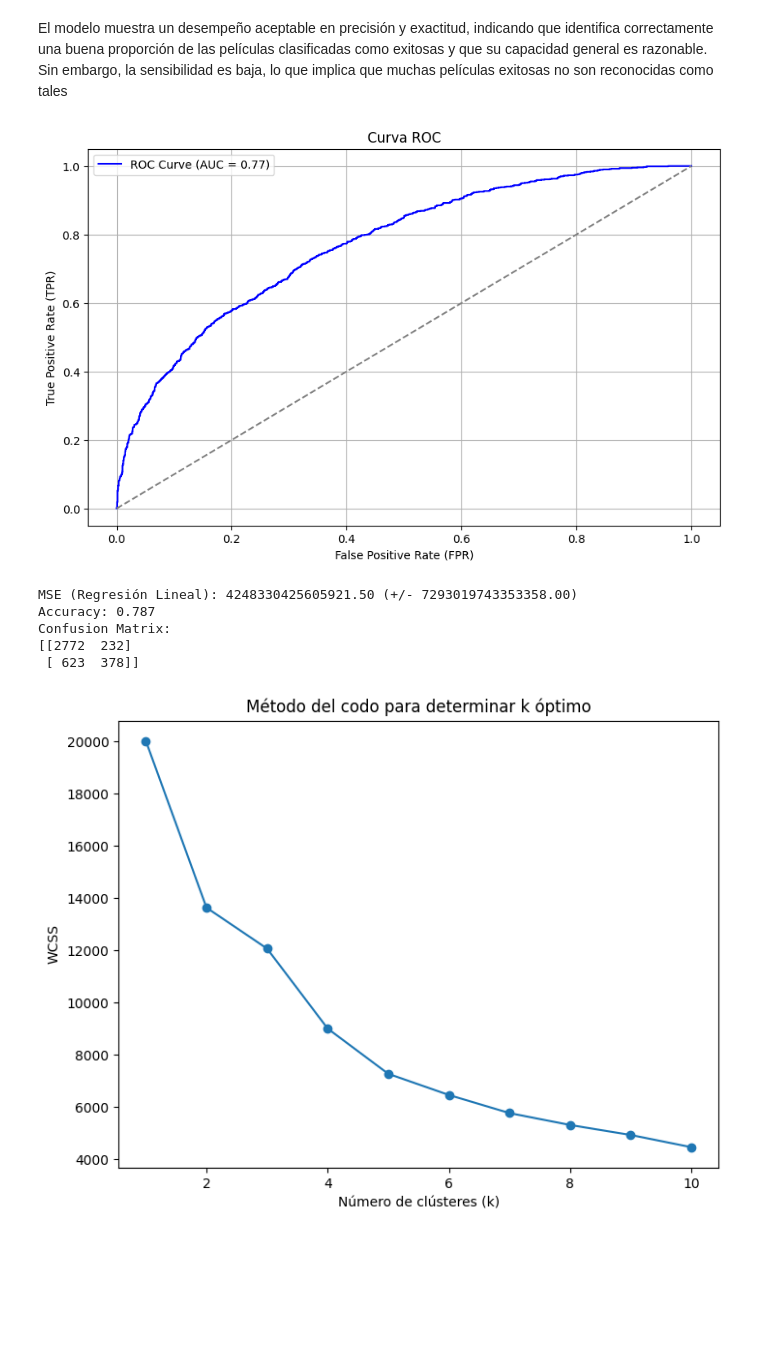
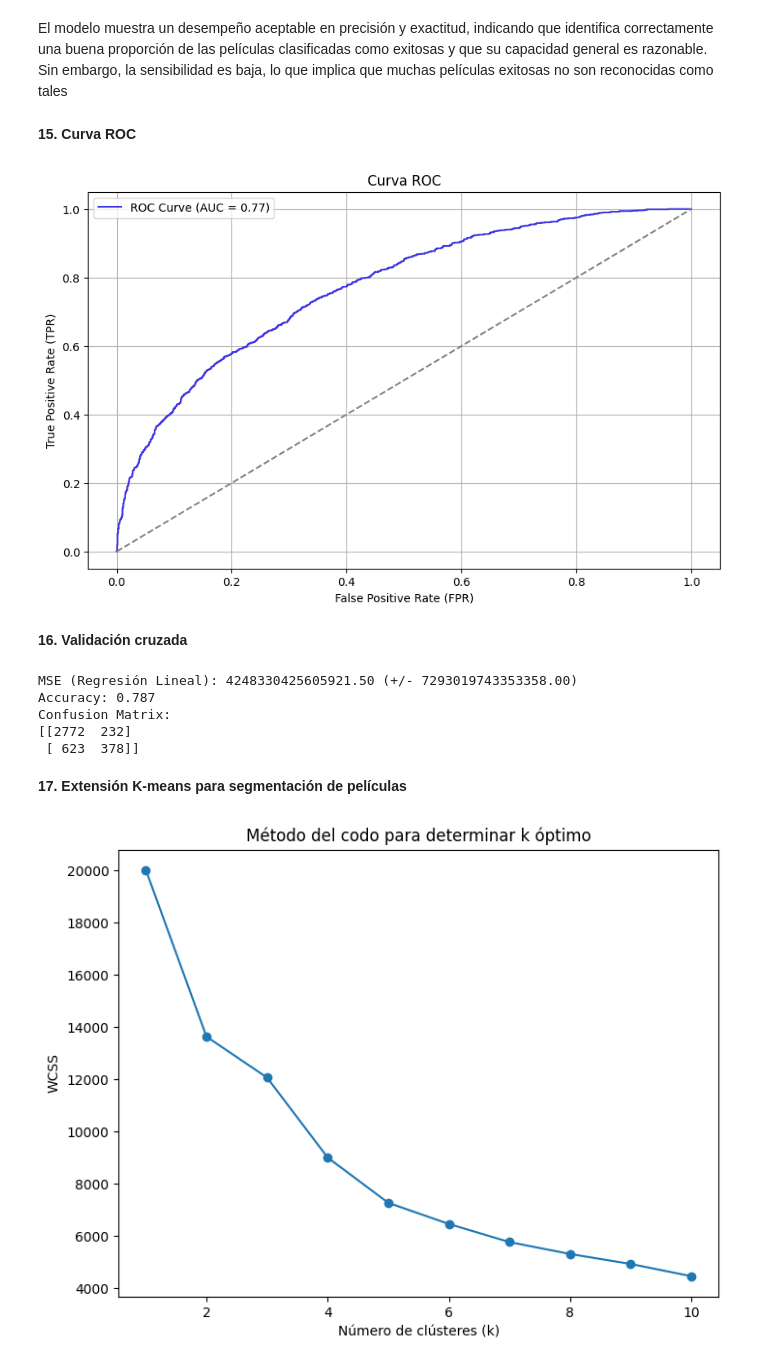
Before and after one commit to socardonaa/MISSION2_data_cleaning, a Jupyter notebook: MISION_2.ipynb, the cells around one changed output. Saved outputs shown, nothing was run; the diff lists cells and outputs as text; code cells hidden in the pictures; blank space fills up the shorter version.

```diff
--- a/MISION_2.ipynb
+++ b/MISION_2.ipynb
@@ -519,18 +527,21 @@ Exactitud (Accuracy): 0.79
 AUC: 0.77
 # %% [markdown]
 El modelo muestra un desempeño aceptable en precisión y exactitud, indicando que identifica correctamente una buena proporción de las películas clasificadas como exitosas y que su capacidad general es razonable. Sin embargo, la sensibilidad es baja, lo que implica que muchas películas exitosas no son reconocidas como tales
+# %% [markdown]
+**15. Curva ROC**
 # %%
-# Curva ROC
-fpr, tpr, thresholds = roc_curve(y, y_pred_prob)
+fpr, tpr, thresholds = roc_curve(ylog, y_pred_prob)
 plt.figure(figsize=(10, 6))
-plt.plot(fpr, tpr, color='blue', label=f'ROC Curve (AUC = {auc:.2f})')
+plt.plot(fpr, tpr, color='#3f35e3', label=f'ROC Curve (AUC = {auc:.2f})')
 plt.plot([0, 1], [0, 1], color='grey', linestyle='--')  # Línea diagonal
 plt.xlabel('False Positive Rate (FPR)')
 plt.ylabel('True Positive Rate (TPR)')
 plt.title('Curva ROC')
 plt.legend()
 plt.grid(True)
 plt.show()
 # %% [output]
-[figure, old version]
+[figure, new version]
+# %% [markdown]
+**16. Validación cruzada**
 # %%
@@ -592,4 +601,6 @@ Accuracy: 0.787
 Confusion Matrix:
 [[2772  232]
  [ 623  378]]
+# %% [markdown]
+**17. Extensión K-means para segmentación de películas**
 # %%
```
Also changed, not shown: parts of 34 cells of this notebook.
